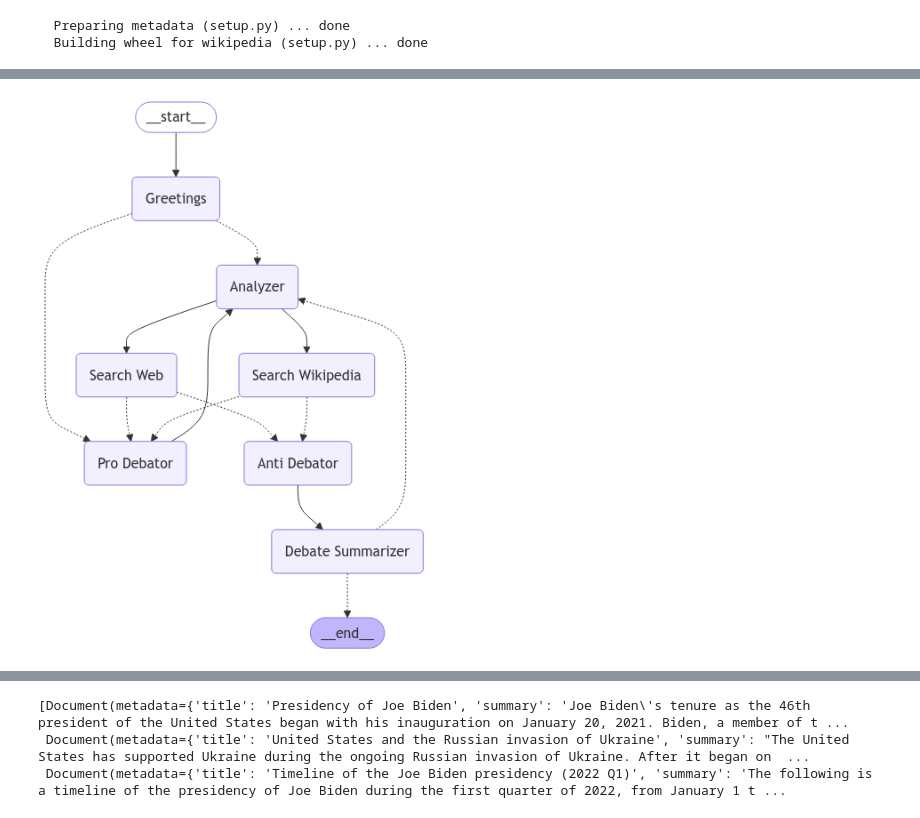
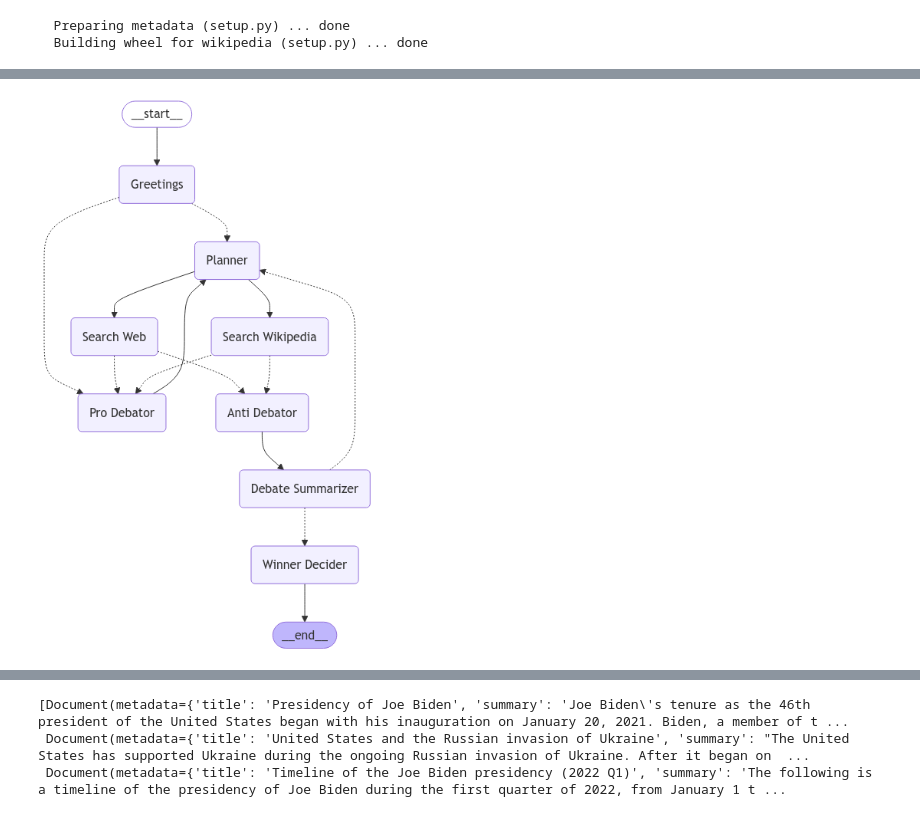
Before and after one commit to mmaazkhanhere/langgraph-projects, a Jupyter notebook: debate_agent.ipynb, the cells around one changed output, grey strips where cells are left out. Drawn from its saved outputs; the diff is of its cells as text; code cells hidden in the pictures.

Commit message:
updated the debate agent. included a winner decider node. change analyzer to planner

```diff
--- a/debate_agent.ipynb
+++ b/debate_agent.ipynb
@@ -399,9 +414,9 @@ def pro_debator_node(state: State):
     debate.append(pro_debator_response)
     return {"pro_debator_response": pro_debator_response, "debate": debate}
 # %%
+@measure_time
 def anti_debator_node(state: State):
     """LangGraph node that represents the anti debator"""
-    print("Anti Debator Node")
     topic = state['topic']
     anti_debator_response = state.get('anti_debator_response')
     pro_debator = state['pro_debator']
@@ -409,6 +424,7 @@ def anti_debator_node(state: State):
     debate_history = state.get('debate_history', [])
     debate = state.get('debate', [])
     context = state.get('context', "")
+    planner = state.get('planner', "")
 
     # Improved prompt with guardrails
     prompt_template = """
@@ -423,6 +439,7 @@ def anti_debator_node(state: State):
         4. **Persona Consistency**: Use language, phrases, and tone that align with {anti_debator}'s persona and style of communication.
         5. **Guardrails**: Avoid unsupported claims, personal attacks, or unrelated points. Stick to the topic and present logical arguments.
         6. **Use of Context**: Incorporate credible evidence or insights from the provided context (if applicable) to make your argument more persuasive.
+        7. Take into account planning made by the planner {planner}
 
         **Context (if applicable)**:
         {context}
@@ -443,13 +460,12 @@ def anti_debator_node(state: State):
         pro_debator_response=anti_debator_response,
         anti_debator=anti_debator,
         debate_history=debate_history,
-        context=context
+        context=context,
+        planner=planner
     )
 
-    # Generate response using the model
     anti_debator_response_content = gemini_model.invoke(system_message).content
 
-    # Create an AIMessage with the response content and assign a name
     anti_debator_response = AIMessage(
         content=f"{anti_debator}: {anti_debator_response_content}",
         name="anti_response"
@@ -502,35 +581,39 @@ async def streaming_response_node(state: State):
 # %%
 builder = StateGraph(State)
 # Add nodes
 builder.add_node("Greetings", greeting_node)
 builder.add_node("Pro Debator", pro_debator_node)
-builder.add_node("Analyzer", analyzer_node)
+builder.add_node("Planner", planning_node)
 builder.add_node("Search Web", search_web)
 builder.add_node("Search Wikipedia", search_wikipedia)
 builder.add_node("Anti Debator", anti_debator_node)
 builder.add_node("Debate Summarizer", debate_summarizer_node)
+builder.add_node('Winner Decider', winner_decider_node)
 
 # Add edges
 builder.add_edge(START, "Greetings")
-builder.add_conditional_edges("Greetings", router, ['Analyzer', 'Pro Debator'])
-builder.add_edge("Analyzer", "Search Web")
-builder.add_edge("Analyzer", "Search Wikipedia")
+builder.add_conditional_edges("Greetings", router, ['Planner', 'Pro Debator'])
+builder.add_edge("Planner", "Search Web")
+builder.add_edge("Planner", "Search Wikipedia")
 builder.add_conditional_edges("Search Web", analyzer_router, ["Pro Debator", "Anti Debator"])
 builder.add_conditional_edges("Search Wikipedia", analyzer_router, ["Pro Debator", "Anti Debator"])
-builder.add_edge("Pro Debator", "Analyzer")
+
+
+builder.add_edge("Pro Debator", "Planner")
 builder.add_edge("Anti Debator", "Debate Summarizer")
 builder.add_conditional_edges(
     "Debate Summarizer",
     iteration_router,
-    ["Analyzer", END]
+    ["Planner", "Winner Decider"]
 )
+builder.add_edge("Winner Decider", END)
 
 
 # Compile the graph
-debator = builder.compile(checkpointer=memory).with_config(run_name="Create podcast")
+debator = builder.compile(checkpointer=memory).with_config(run_name="Starting Debate")
 
 # Display the graph
 display(Image(debator.get_graph().draw_mermaid_png()))
 # %% [output]
-[figure, old version]
+[figure, new version]
 # %%
```
Also changed, not shown: parts of 21 cells of this notebook.
